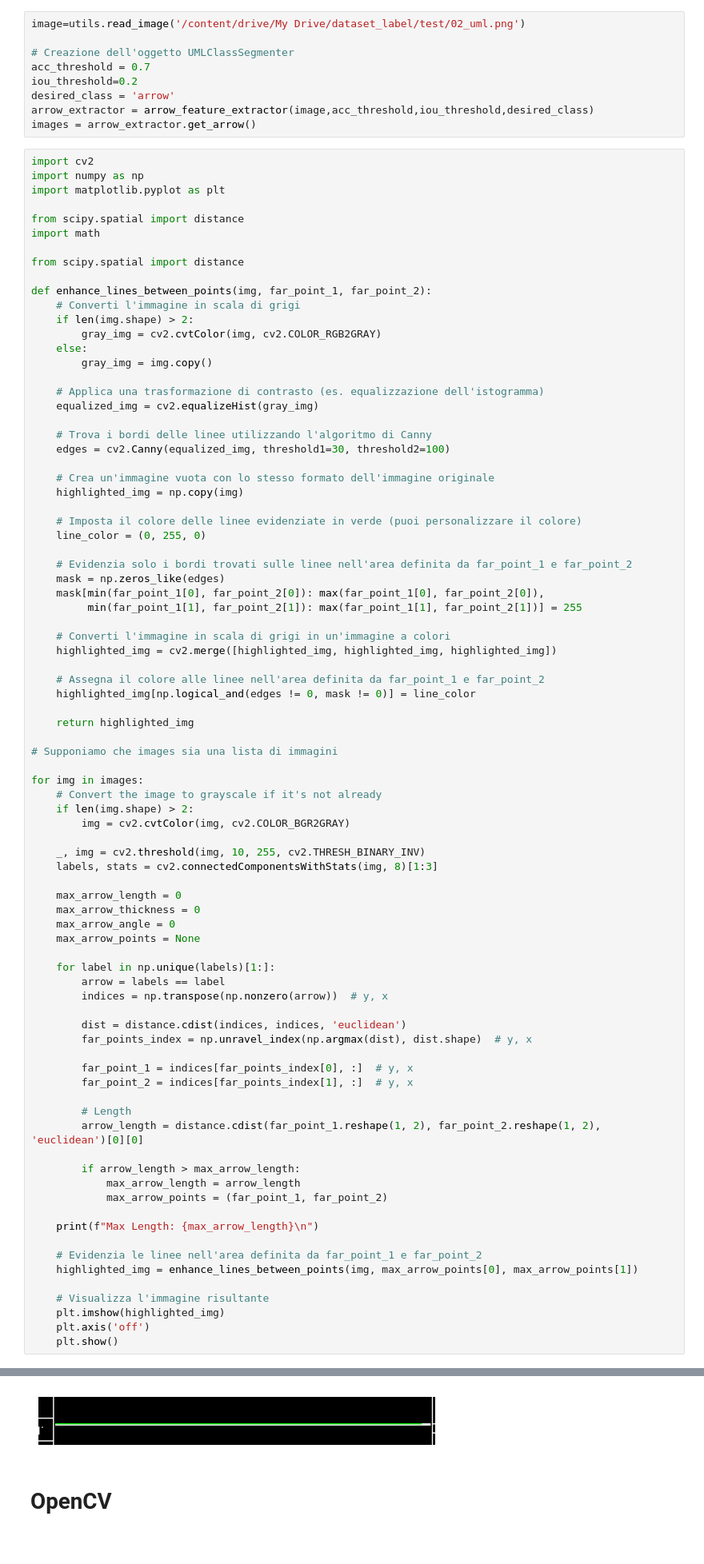
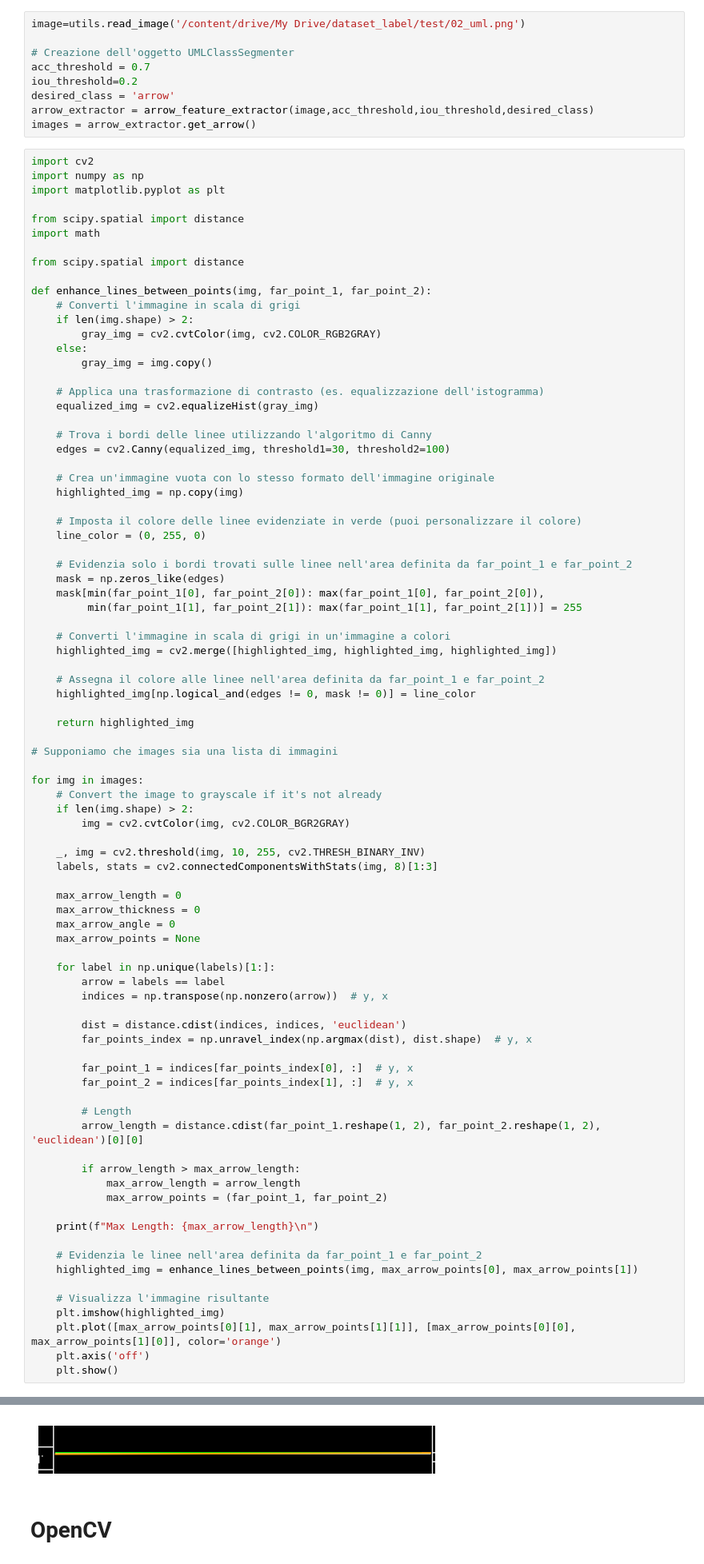
Before and after one commit to DomenicoArmillotta/MSC_thesis-Uml_quality_assessment_with_ML, a Jupyter notebook: provaOPENcv.ipynb, the cells around one changed output, grey strips where cells are left out. Shown at 80% size. Saved outputs shown, nothing was run; the diff lists cells and outputs as text.

```diff
--- a/provaOPENcv.ipynb
+++ b/provaOPENcv.ipynb
@@ -1294,6 +1294,7 @@ for img in images:
 
     # Visualizza l'immagine risultante
     plt.imshow(highlighted_img)
+    plt.plot([max_arrow_points[0][1], max_arrow_points[1][1]], [max_arrow_points[0][0], max_arrow_points[1][0]], color='orange')
     plt.axis('off')
     plt.show()
 # %% [output]
@@ -1312,5 +1313,5 @@ Max Length: 196.7587355112855
 Max Length: 335.0014925339886
-[figure, old version]
+[figure, new version]
 # %% [markdown]
 # OpenCV
 # %% [markdown]
```
Also changed, not shown: parts of 5 cells of this notebook.
